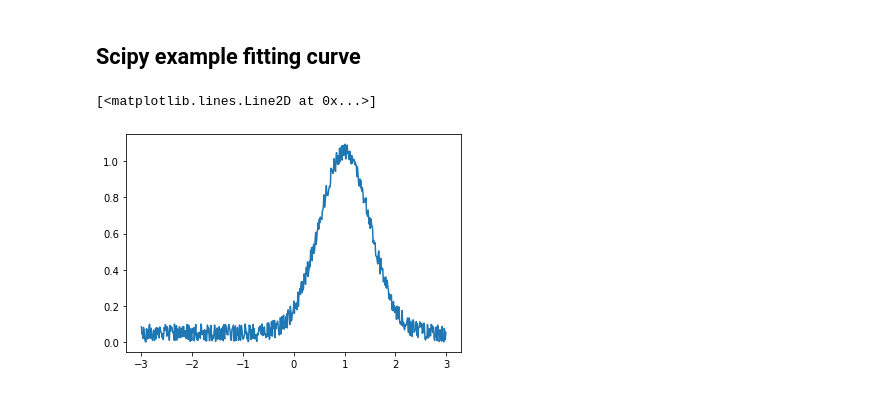
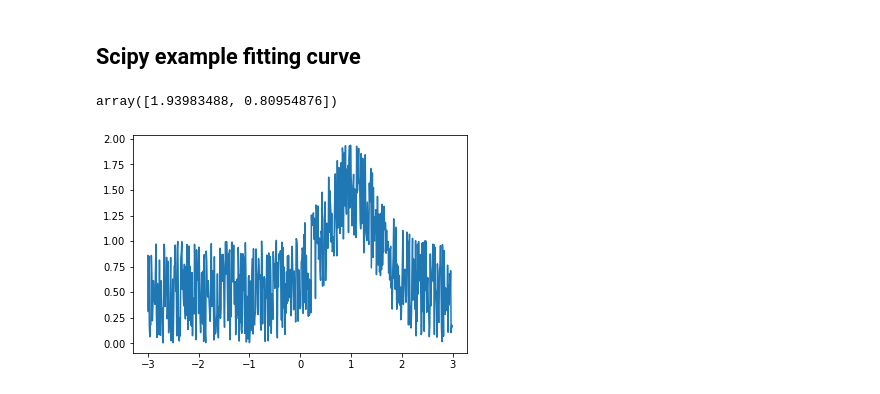
Before and after one commit to lorenzocerrone/data-analysis-tools-in-python-2022, a Jupyter notebook: Day2/Day2.ipynb, the cells around one changed output. Cells and saved outputs as stored; diff of their text form; code cells hidden in the pictures.

```diff
--- a/Day2/Day2.ipynb
+++ b/Day2/Day2.ipynb
@@ -136,14 +301,28 @@ from scipy.ndimage import distance_transform_edt, convolve
+# %%
+x = np.zeros((10, 10))
+np.random.rand(1, 2, 3, 4, 4).shape
+
+def zeros_like_rand(*args):
+    return np.zeros(args)
+
+a, *b, c = [1, 2, 3, 4, 5]
+c
+
+_ = zeros_like_rand(*(2, 2, 3, 4))
 # %% [markdown]
 ## Scipy example fitting curve
 # %%
 from scipy.optimize import curve_fit
 
 def gaussian(x, sigma, mu):
     return np.exp(-(x - mu)**2/(2*sigma**2))
 
 x = np.arange(-3, 3, 0.01)
-y = gaussian(x, sigma=0.5, mu=1) + np.random.rand(*x.shape) * 0.1
+y = gaussian(x, sigma=0.5, mu=1) + np.random.rand(*x.shape) * 1
 plt.plot(x, y)
+
+param, _ = curve_fit(gaussian, x, y)
+param
 # %% [output]
-[<matplotlib.lines.Line2D at 0x...>]
+array([1.93983488, 0.80954876])
-[figure, old version]
+[figure, new version]
```
Also changed, not shown: parts of 31 cells of this notebook, 3 other files.
